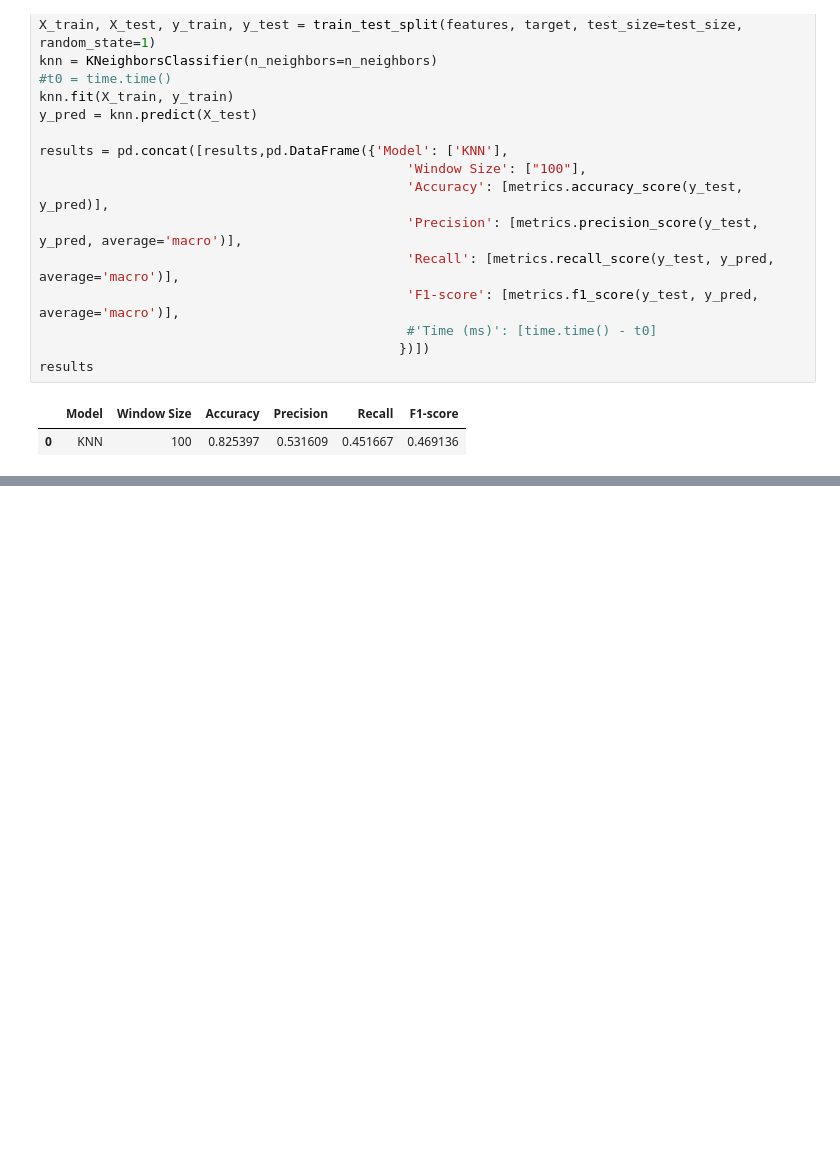
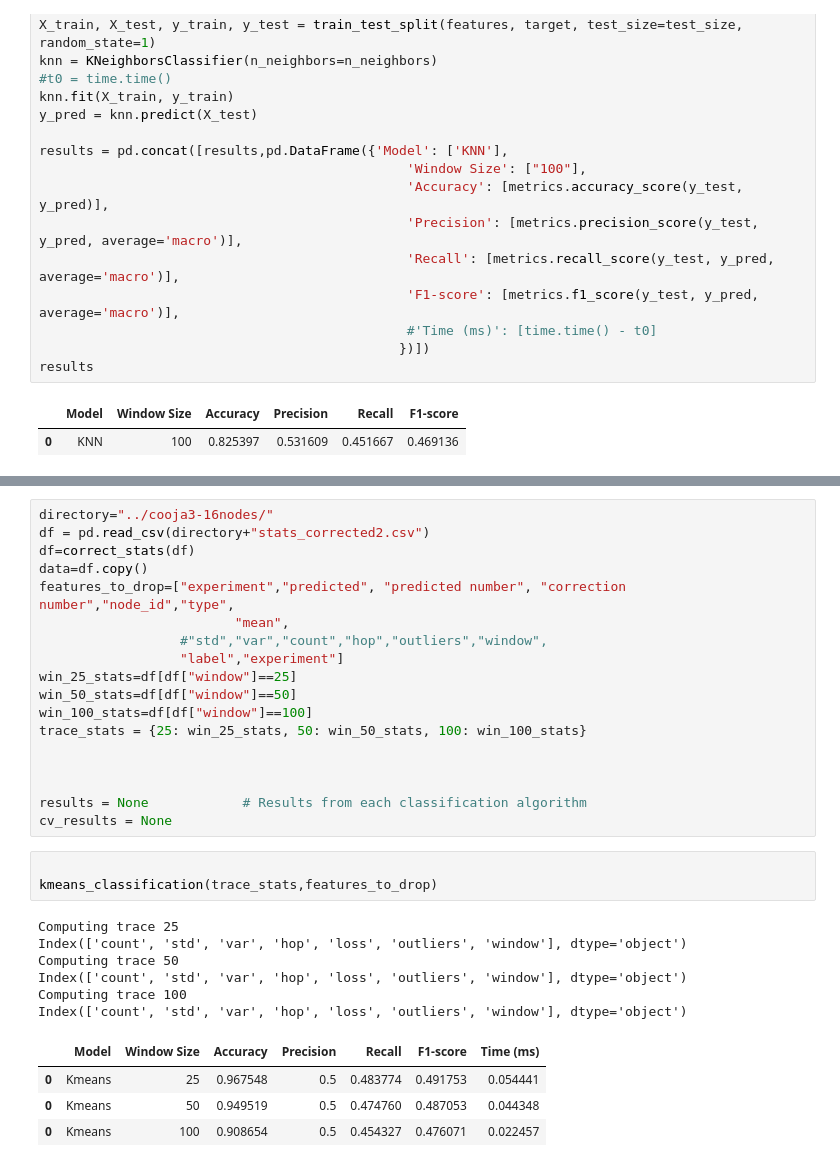
Before and after one commit to ichatz/iot-netprofiler, a Jupyter notebook: results/Nodes corrected.ipynb, the cells around one changed output, grey strips where cells are left out. Saved outputs shown, nothing was run; the diff lists cells and outputs as text; blank space fills up the shorter version.

Commit message:
Alternative 3 classes classification

```diff
--- a/results/Nodes corrected.ipynb
+++ b/results/Nodes corrected.ipynb
@@ -220,0 +343,32 @@ df.head()
+# %%
+directory="../cooja3-16nodes/"
+df = pd.read_csv(directory+"stats_corrected2.csv")
+df=correct_stats(df)
+data=df.copy()
+features_to_drop=["experiment","predicted", "predicted number", "correction number","node_id","type",
+                         "mean",
+                  #"std","var","count","hop","outliers","window",
+                  "label","experiment"]
+win_25_stats=df[df["window"]==25]
+win_50_stats=df[df["window"]==50]
+win_100_stats=df[df["window"]==100]
+trace_stats = {25: win_25_stats, 50: win_50_stats, 100: win_100_stats}
+
+
+
+results = None            # Results from each classification algorithm
+cv_results = None
+# %%
+
+kmeans_classification(trace_stats,features_to_drop)
+# %% [output]
+Computing trace 25
+Index(['count', 'std', 'var', 'hop', 'loss', 'outliers', 'window'], dtype='object')
+Computing trace 50
+Index(['count', 'std', 'var', 'hop', 'loss', 'outliers', 'window'], dtype='object')
+Computing trace 100
+Index(['count', 'std', 'var', 'hop', 'loss', 'outliers', 'window'], dtype='object')
+|  | Model | Window Size | Accuracy | Precision | Recall | F1-score | Time (ms) |
+| 0 | Kmeans | 25 | 0.967548 | 0.5 | 0.483774 | 0.491753 | 0.054441 |
+| 0 | Kmeans | 50 | 0.949519 | 0.5 | 0.474760 | 0.487053 | 0.044348 |
+| 0 | Kmeans | 100 | 0.908654 | 0.5 | 0.454327 | 0.476071 | 0.022457 |
```
Also changed, not shown: parts of 8 cells of this notebook, 2 other files.
